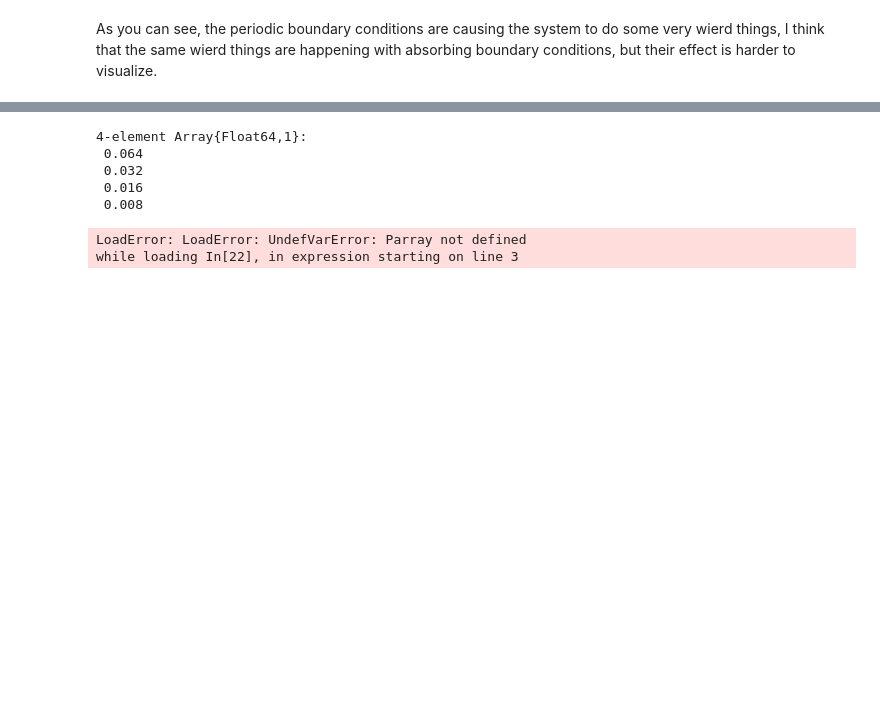
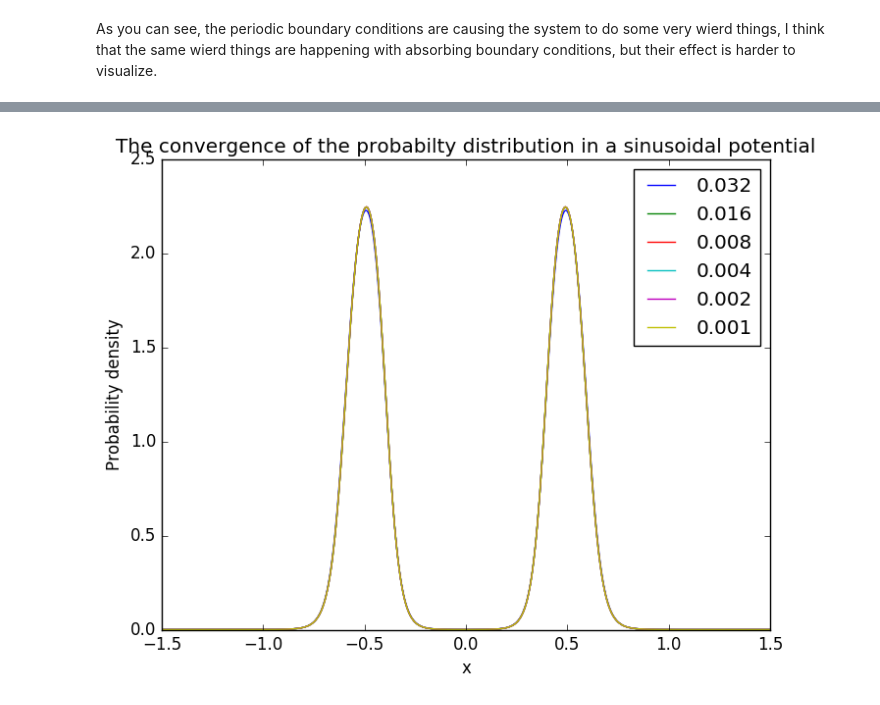
Before and after one commit to JackDevine/Honours2016, a Jupyter notebook: notebooks/Convergence tests.ipynb, the cells around one changed output, grey strips where cells are left out. Saved outputs shown, nothing was run; the diff lists cells and outputs as text; code cells hidden in the pictures; blank space fills up the shorter version.

```diff
--- a/notebooks/Convergence tests.ipynb
+++ b/notebooks/Convergence tests.ipynb
@@ -201,38 +298,0 @@ Temperature convergence rate = -1.0312054047075665
-# %%
-# Test the convergence rate for the system evolution.
-scaling = 1.0e-3
-evolveTime = 1.0
-# dtVec = [32.0, 16.0, 8.0, 4.0, 2.0, 1.0]*scaling
-dtVec = [64.0, 32.0, 16.0, 8.0]*scaling
-index = 1
-alpha = 1e-2
-beta = 0.1
-energy = energyFun(potential, density, temperature, alpha, xAxis)
-Parray = Array(Float64, nPoints, length(dtVec))
-Tarray = Array(Float64, nPoints, length(dtVec))
-for dt in dtVec
-    Parray[:, index], Tarray[:, index] = evolve_system(density, temperature, evolveTime, dt,
-            potential, dpotential, alpha, beta, energy, xAxis ;
-    tempBndType = :neumann, probBndType = :periodic)
-    index += 1
-end
-
-# Calculate the distances between adjacent probability distributions.
-norms = Float64[norm(Parray[:, i] - Parray[:, i-1]) for i in 2:length(dtVec)]
-println("Probability convergence rate = ", log(abs((norms[1] - norms[end])/((dtVec[1] - dtVec[end]))/scaling)))
-plot(Parray)
-title("Probability evolution for decreasing step size")
-legend(dtVec)
-figure()
-plot(log(norms))
-title("Probability convergence (log scale)")
-# Calculate the distances between adjacent temperature distributions.
-norms = Float64[norm(Tarray[:, i] - Tarray[:, i-1]) for i in 2:length(dtVec)]
-println("Temperature convergence rate = ", log(abs((norms[1] - norms[end])/((dtVec[1] - dtVec[end]))/scaling)))
-figure()
-plot(Tarray)
-title("Temperature evolution for decreasing step size")
-legend(dtVec, loc = 3)
-figure()
-plot(log(norms))
-title("Temperature convergence (log scale)")
@@ -247,25 +299,16 @@ PyObject <matplotlib.text.Text object at 0x...>
-# %%
-dtVec
-# %% [output]
-4-element Array{Float64,1}:
- 0.064
- 0.032
- 0.016
- 0.008
 # %%
 figureDirectory = "C:\\Users\\devja964\\Documents\\Project\\Git\\Honours2016\\Thesis\\Figures"
 
 plot(xAxis, Parray)
 legend(dtVec)
 title("The convergence of the probabilty distribution in a sinusoidal potential")
 xlabel("x")
 ylabel("Probability density")
 # norms = Float64[norm(Parray[:, i] - Parray[:, i-1]) for i in 2:length(dtVec)]
 # plot(log(norms), "b-*")
 # title("Difference between sucessive iterations (log scale)")
 # xlabel("Step number")
 # ylabel("log of the normed difference")
-# savefig("$(figureDirectory)\\probabilityConvergence.pdf")
+savefig("$(figureDirectory)\\probabilityConvergence.pdf")
 # %% [output]
-LoadError: LoadError: UndefVarError: Parray not defined
-while loading In[22], in expression starting on line 3
+[figure, added]
```
Also changed, not shown: parts of 12 cells of this notebook, 2 other files.
